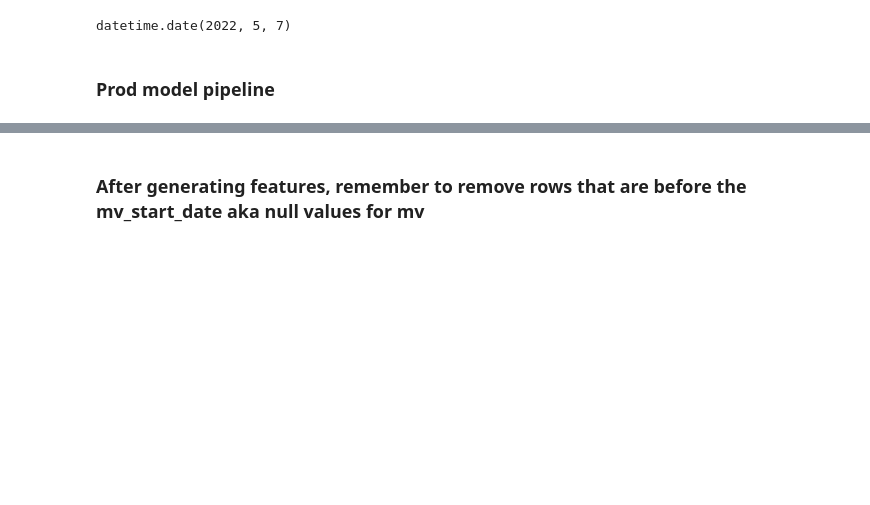
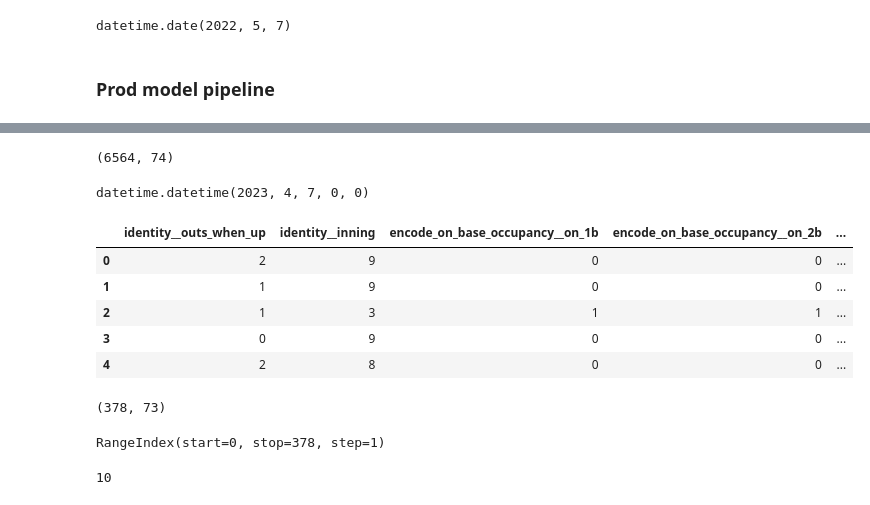
Before and after one commit to allenttchen/baseball-analytics, a Jupyter notebook: notebooks/eda.ipynb, the cells around one changed output, grey strips where cells are left out. Saved outputs shown, nothing was run; the diff lists cells and outputs as text; code cells hidden in the pictures; blank space fills up the shorter version.

```diff
--- a/notebooks/eda.ipynb
+++ b/notebooks/eda.ipynb
@@ -632,2 +574,0 @@ data[
-# %% [markdown]
-### After generating features, remember to remove rows that are before the mv_start_date aka null values for mv
@@ -639,0 +575,37 @@ data[
+# %%
+features_and_events.shape
+# %% [output]
+(6564, 74)
+# %%
+from datetime import datetime
+ma365_start_date = datetime(2022, 4, 7) + timedelta(365)
+ma365_start_date
+# %% [output]
+datetime.datetime(2023, 4, 7, 0, 0)
+# %%
+features_and_events = features_and_events[features_and_events["identity__game_date"] >= ma365_start_date]
+features_and_events = (
+    features_and_events
+    .reset_index(drop=True)
+    .drop(["identity__game_date"], axis=1)
+)
+
+EVENTS_CATEGORIES = ['s','d','t','hr','w','so','fo','dp','e','fc','hbp','sf','sh','tp',]
+features_and_events["events"] = features_and_events["events"].apply(lambda x: EVENTS_CATEGORIES.index(x))
+# %%
+features_and_events.head()
+# %% [output]
+|  | identity__outs_when_up | identity__inning | encode_on_base_occupancy__on_1b | encode_on_base_occupancy__on_2b | ... |
+| 0 | 2 | 9 | 0 | 0 | ... |
+| 1 | 1 | 9 | 0 | 0 | ... |
+| 2 | 1 | 3 | 1 | 1 | ... |
+| 3 | 0 | 9 | 0 | 0 | ... |
+| 4 | 2 | 8 | 0 | 0 | ... |
+# %%
+features_and_events.shape
+# %% [output]
+(378, 73)
+# %%
+features_and_events.index
+# %% [output]
+RangeIndex(start=0, stop=378, step=1)
@@ -639,0 +614,4 @@ data[
+# %%
+len(features_and_events["events"].value_counts())
+# %% [output]
+10
```
Also changed, not shown: parts of 14 cells of this notebook, 23 other files.
